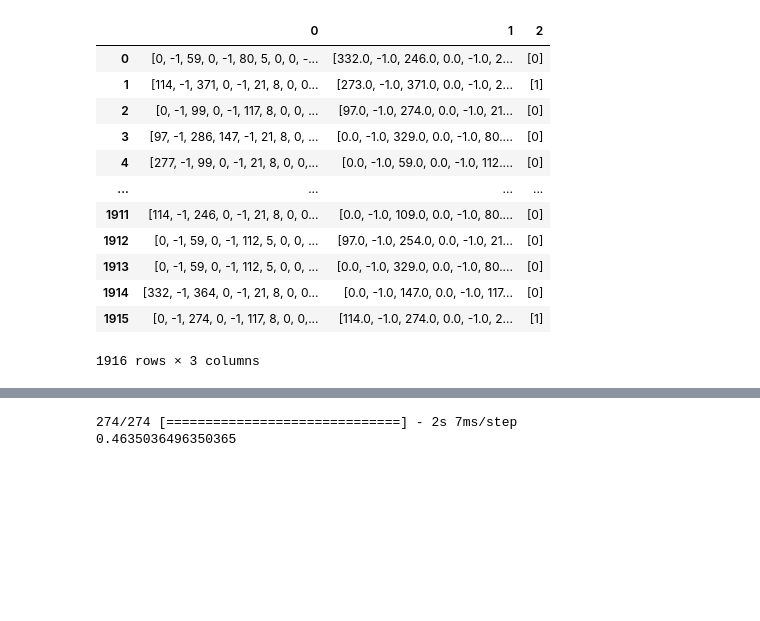
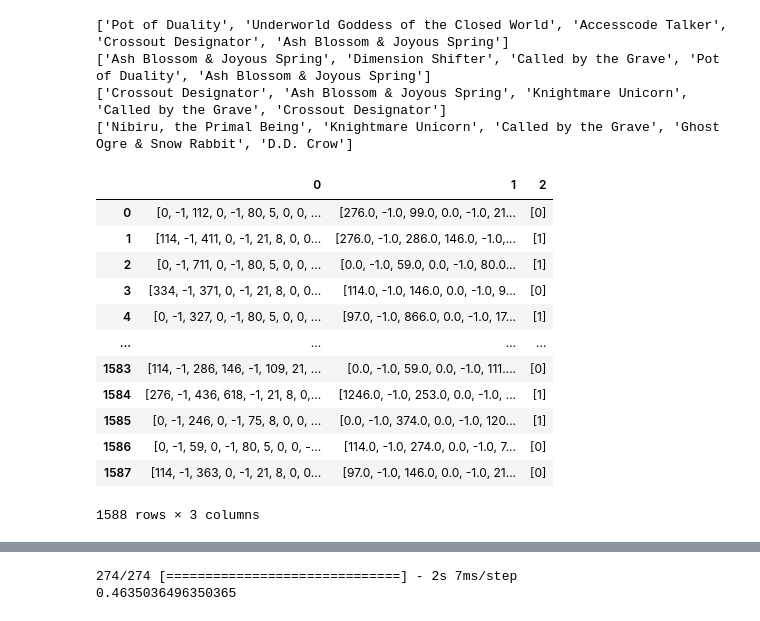
Before and after one commit to X99S5/Transformer_Based_Yugioh_Comparator_Model, a Jupyter notebook: Main.ipynb, the cells around one changed output, grey strips where cells are left out. Cells and saved outputs as stored; diff of their text form; code cells hidden in the pictures; blank space fills up the shorter version.

Commit message:
Removed Staples and updated dataset to be more accurate

```diff
--- a/Main.ipynb
+++ b/Main.ipynb
@@ -45,6 +45,15 @@ dataset = dataset[dataset['type'] != 'Pendulum Normal Monster']
 
 dataset = dataset[dataset['type'] != 'Skill Card']
 dataset = dataset[dataset['type'] != 'Monster Token']
+# Staple Removal
+dataset = dataset[[not i for i in dataset['name'].isin(['Ash Blossom & Joyous Spring' , 'Effect Veiler' , 'Ghost Ogre & Snow Rabbit' ,'Ghost Belle & Haunted Mansion',
+                                                        'Infinite Impermanence' , 'Red Reboot' , 'Called by the Grave' , 'Forbidden Droplet' , 'Crossout Designator',
+                                                        'Nibiru, the Primal Being', 'Harpie\"s Feather Duster' , 'Lightning Storm' , 'Pot of Prosperity' , 'Pot of Desires',
+                                                        'Pot of Duality' , 'Pot of Extravagance' , 'Triple Tactics Talents' , 'Torrential Tribute' , 'Dark Ruler No More' ,
+                                                        'Red Reboot', 'D.D. Crow' , 'PSY-Framegear Gamma' , 'Maxx \"C\"' , 'Dimension Shifter' , 'Droll & Lock Bird' ,
+                                                        'Accesscode Talker', 'Apollousa, Bow of the Goddess', 'Borreload Dragon' , 'Borrelsword Dragon', 'Knightmare Unicorn',
+                                                        'Predaplant Verte Anaconda' , 'Knightmare Phoenix' , 'Knightmare Cerberus' , 'Underworld Goddess of the Closed World',
+                                                        'Borreload Savage Dragon'])]]
 
 dataset.loc[dataset['type']=='Normal Monster', ['desc']] = 'NoInfo'
 dataset = dataset.fillna('0')
@@ -120,75 +145,95 @@ def Deck_Loader(directory):
     return Deck_Array
 
 
-def stitcher(Deck_Index , Deck_Array):
-    '''Picks 5 random cards from a certain deck in a deck array and stitches them together'''
+def stitcher(Deck_Index , Deck_Array , Random_Flag , Input_Array):
+    '''Picks 5 random cards from a certain deck in a deck array and stitches them together. Or just stitches cards from input array together.'''
+    if Random_Flag:
+        decider = [random.choice(Deck_Array[Deck_Index]) for _ in range(5)]
+    else:
+        decider = Input_Array
 
-    decider = [random.choice(Deck_Array[Deck_Index]) for _ in range(5)]
-    output = np.concatenate(([Tokenized_sequence_database[i] for i in Sliced_df[Sliced_df['name'].isin(decider)].index.values]) )
+    ###If decider picks all staples then error can occur with an empty array hence recalls stitcher function.
+    try:
+        output = np.concatenate(([Tokenized_sequence_database[i] for i in Sliced_df[Sliced_df['name'].isin(decider)].index.values]) )
+    except:
+        print(decider)
+        return stitcher(Deck_Index , Deck_Array , Random_Flag , Input_Array)
+
     if len(output) != 905:
-        return stitcher(Deck_Index , Deck_Array)
+        return stitcher(Deck_Index , Deck_Array , Random_Flag , Input_Array)
     else:
         return output
 
-def random_no_match_generator(length):
+def no_match_generator(length , Deck_Array):
     '''Generated Datapoints which correspond to a card that doesnt relate to a given group of decider cards'''
     out = []
     for _ in range(length):
+        ran_deck = random.choice(Deck_Array)
+        ran_indx = random.choice(Sliced_df[Sliced_df['name'].isin(ran_deck)].index.values)
+
         temp = []
-        subject_card = np.concatenate( ( random.choice(Tokenized_sequence_database)  , np.zeros(724)) , axis=None )
-        decider_cards = np.concatenate([random.choice(Tokenized_sequence_database) for _ in range(5)])
+        #Incase card chosen is a staple, it skips it.
+        try:
+            subject_card = np.concatenate( ( Tokenized_sequence_database[ran_indx]  , np.zeros(724)) , axis=None )
+            decider_cards = np.concatenate([random.choice(Tokenized_sequence_database) for _ in range(5)])
 
-        temp.append(decider_cards)
-        temp.append(subject_card)
-        temp.append([0])
+            temp.append(decider_cards)
+            temp.append(subject_card)
+            temp.append([0])
 
-        out.append(temp)
+            out.append(temp)
+        except:
+            pass
 
     return out
 
 def Dataset_Builder(directory , include_no_match):
     '''Builds a dataset with some specificaiton. This could be a training/validation dataset or a experimentation dataset'''
     altered = Deck_Loader(directory)
     Built_Dataset = []
     for deck_index,deck in enumerate(altered):
 
         for card_index in Sliced_df[Sliced_df['name'].isin(deck)].index.values:
 
             subject_card =  np.concatenate( (Tokenized_sequence_database[card_index] , np.zeros(724)) , axis=None ) # Extends subject to equal length of decider cards
             for _ in range(2):
                 temp = []
-                decider_cards = stitcher(deck_index , altered)
+                decider_cards = stitcher(deck_index , altered , True, [])
                 temp.append(decider_cards)
                 temp.append(subject_card)
                 temp.append([1])
                 Built_Dataset.append(temp)
 
 
     if (include_no_match):
-        Built_Dataset.extend( random_no_match_generator(958 ) )
+        Built_Dataset.extend( no_match_generator(len(Built_Dataset) , altered) )
     random.shuffle(Built_Dataset)
     random.shuffle(Built_Dataset)
     random.shuffle(Built_Dataset)
     return Built_Dataset
 
 
 
 Training_Validation_Dataset = Dataset_Builder('Dataset/Deck_Lists.txt' , True)
 pd.DataFrame(Training_Validation_Dataset)
 # %% [output]
+['Pot of Duality', 'Underworld Goddess of the Closed World', 'Accesscode Talker', 'Crossout Designator', 'Ash Blossom & Joyous Spring']
+['Ash Blossom & Joyous Spring', 'Dimension Shifter', 'Called by the Grave', 'Pot of Duality', 'Ash Blossom & Joyous Spring']
+['Crossout Designator', 'Ash Blossom & Joyous Spring', 'Knightmare Unicorn', 'Called by the Grave', 'Crossout Designator']
+['Nibiru, the Primal Being', 'Knightmare Unicorn', 'Called by the Grave', 'Ghost Ogre & Snow Rabbit', 'D.D. Crow']
 |  | 0 | 1 | 2 |
-| 0 | [0, -1, 59, 0, -1, 80, 5, 0, 0, -... | [332.0, -1.0, 246.0, 0.0, -1.0, 2... | [0] |
-| 1 | [114, -1, 371, 0, -1, 21, 8, 0, 0... | [273.0, -1.0, 371.0, 0.0, -1.0, 2... | [1] |
-| 2 | [0, -1, 99, 0, -1, 117, 8, 0, 0, ... | [97.0, -1.0, 274.0, 0.0, -1.0, 21... | [0] |
-| 3 | [97, -1, 286, 147, -1, 21, 8, 0, ... | [0.0, -1.0, 329.0, 0.0, -1.0, 80.... | [0] |
-| 4 | [277, -1, 99, 0, -1, 21, 8, 0, 0,... | [0.0, -1.0, 59.0, 0.0, -1.0, 112.... | [0] |
+| 0 | [0, -1, 112, 0, -1, 80, 5, 0, 0, ... | [276.0, -1.0, 99.0, 0.0, -1.0, 21... | [0] |
+| 1 | [114, -1, 411, 0, -1, 21, 8, 0, 0... | [276.0, -1.0, 286.0, 146.0, -1.0,... | [1] |
+| 2 | [0, -1, 711, 0, -1, 80, 5, 0, 0, ... | [0.0, -1.0, 59.0, 0.0, -1.0, 80.0... | [1] |
+| 3 | [334, -1, 371, 0, -1, 21, 8, 0, 0... | [114.0, -1.0, 146.0, 0.0, -1.0, 9... | [0] |
+| 4 | [0, -1, 327, 0, -1, 80, 5, 0, 0, ... | [97.0, -1.0, 866.0, 0.0, -1.0, 17... | [1] |
 | ... | ... | ... | ... |
-| 1911 | [114, -1, 246, 0, -1, 21, 8, 0, 0... | [0.0, -1.0, 109.0, 0.0, -1.0, 80.... | [0] |
-| 1912 | [0, -1, 59, 0, -1, 112, 5, 0, 0, ... | [97.0, -1.0, 254.0, 0.0, -1.0, 21... | [0] |
-| 1913 | [0, -1, 59, 0, -1, 112, 5, 0, 0, ... | [0.0, -1.0, 329.0, 0.0, -1.0, 80.... | [0] |
-| 1914 | [332, -1, 364, 0, -1, 21, 8, 0, 0... | [0.0, -1.0, 147.0, 0.0, -1.0, 117... | [0] |
-| 1915 | [0, -1, 274, 0, -1, 117, 8, 0, 0,... | [114.0, -1.0, 274.0, 0.0, -1.0, 2... | [1] |
+| 1583 | [114, -1, 286, 146, -1, 109, 21, ... | [0.0, -1.0, 59.0, 0.0, -1.0, 111.... | [0] |
+| 1584 | [276, -1, 436, 618, -1, 21, 8, 0,... | [1246.0, -1.0, 253.0, 0.0, -1.0, ... | [1] |
+| 1585 | [0, -1, 246, 0, -1, 75, 8, 0, 0, ... | [0.0, -1.0, 374.0, 0.0, -1.0, 120... | [1] |
+| 1586 | [0, -1, 59, 0, -1, 80, 5, 0, 0, -... | [114.0, -1.0, 274.0, 0.0, -1.0, 7... | [0] |
+| 1587 | [114, -1, 363, 0, -1, 21, 8, 0, 0... | [97.0, -1.0, 146.0, 0.0, -1.0, 21... | [0] |
-1916 rows × 3 columns
+1588 rows × 3 columns
 # %%
 # create a experimentation decklist with same format and push it to builder to build out a dataset. Put sequences into the sequence to text converters to see relation table with names.
 # See how accurate model is at predicting card relations withing a deck -> It should predict most cards as 1.
```
Also changed, not shown: parts of 10 cells of this notebook.
